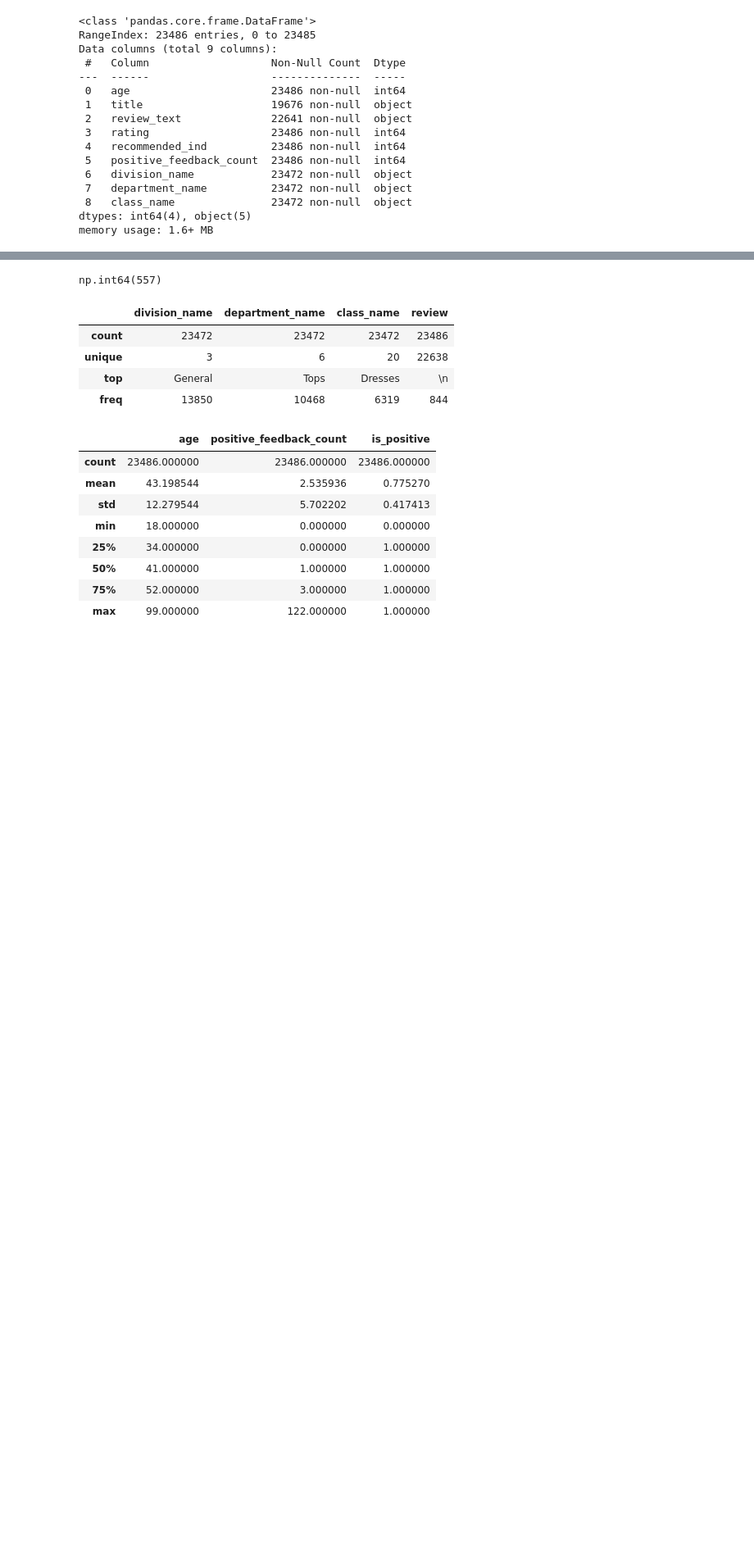
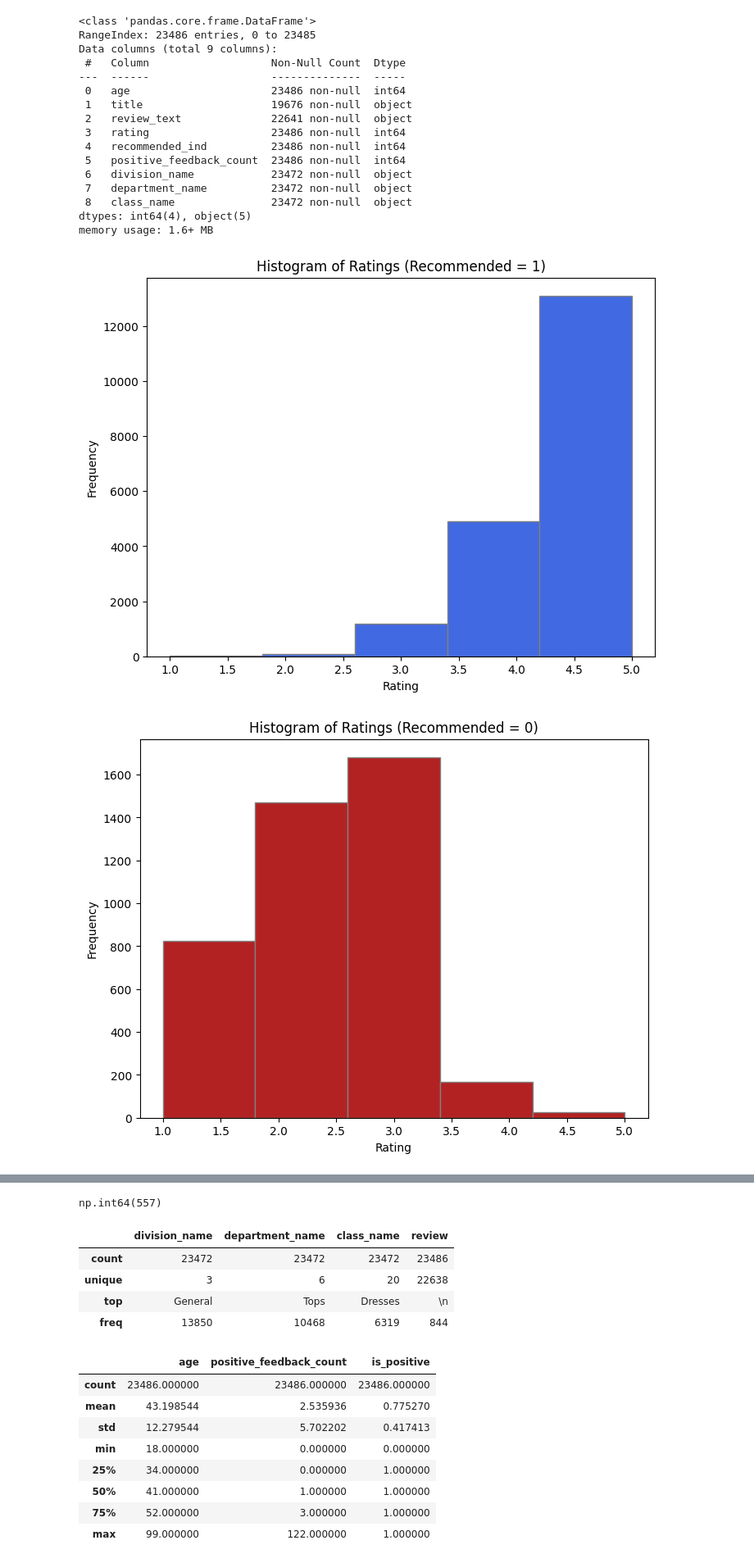
Before and after one commit to maystrenk0/reviews_classification, a Jupyter notebook: notebooks/1.0-EDA_data_prep.ipynb, the cells around one changed output, grey strips where cells are left out. Shown at 82% size. Drawn from its saved outputs; the diff is of its cells as text; code cells hidden in the pictures; blank space fills up the shorter version.

```diff
--- a/notebooks/1.0-EDA_data_prep.ipynb
+++ b/notebooks/1.0-EDA_data_prep.ipynb
@@ -45,2 +37,21 @@ fig.show()
+# %%
+# For recommended_ind == 1
+plt.figure(figsize=(8, 6))
+plt.hist(df[df['recommended_ind'] == 1]['rating'], bins=5, color='RoyalBlue', edgecolor='gray')
+plt.title('Histogram of Ratings (Recommended = 1)')
+plt.xlabel('Rating')
+plt.ylabel('Frequency')
+plt.show()
+
+# For recommended_ind == 0
+plt.figure(figsize=(8, 6))
+plt.hist(df[df['recommended_ind'] == 0]['rating'], bins=5, color='FireBrick', edgecolor='gray')
+plt.title('Histogram of Ratings (Recommended = 0)')
+plt.xlabel('Rating')
+plt.ylabel('Frequency')
+plt.show()
+# %% [output]
+[figure, added]
+[figure, added]
 # %%
 df.drop(['recommended_ind'], axis=1, inplace=True)
```
Also changed, not shown: parts of 5 cells of this notebook, 1 other file.
